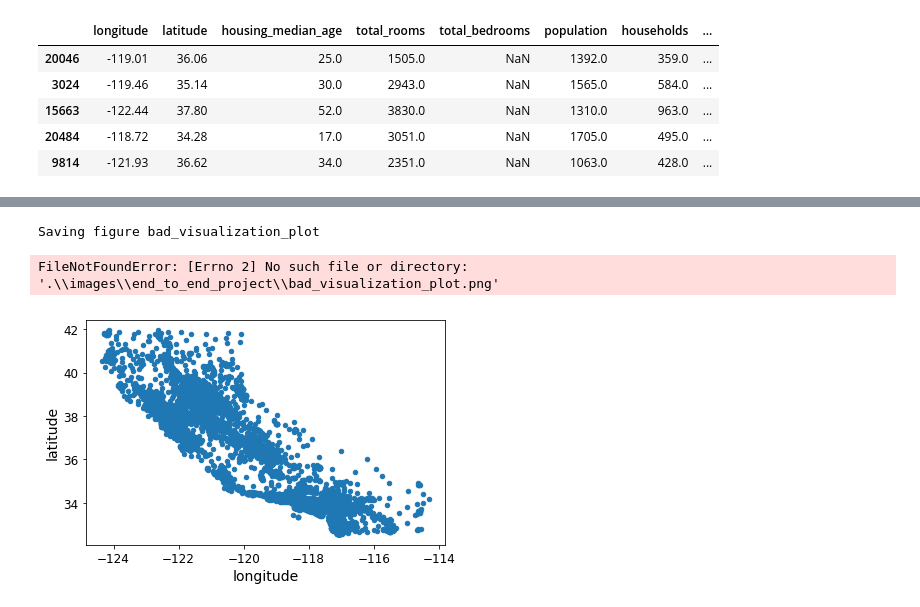
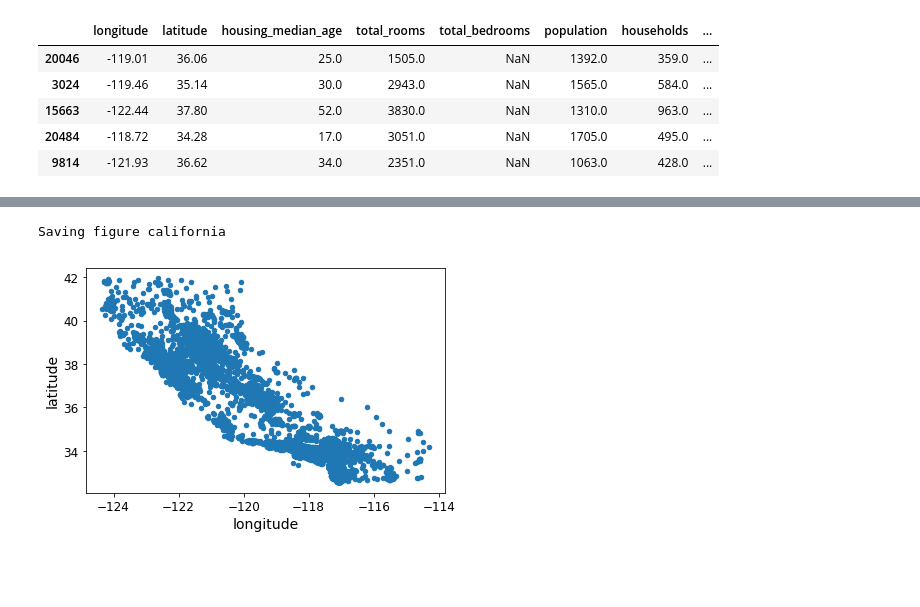
Before and after one commit to Peace-Wolfyu/My_MachineLearning, a Jupyter notebook: Base_On_Scikit-Learn_TensorFlow/Chapter_2/Demo_1.ipynb, the cells around one changed output, grey strips where cells are left out. Cells and saved outputs as stored; diff of their text form; code cells hidden in the pictures; blank space fills up the shorter version.

```diff
--- a/Base_On_Scikit-Learn_TensorFlow/Chapter_2/Demo_1.ipynb
+++ b/Base_On_Scikit-Learn_TensorFlow/Chapter_2/Demo_1.ipynb
@@ -160,7 +260,9 @@ housing = strat_train_set.copy()
 # %%
+
+# 由于存在地理位置信息（经度和纬度），因此建立一个各区域的
+# 分布图以便于数据可视化是一个很好的想法
 housing.plot(kind="scatter", x="longitude", y="latitude")
-save_fig("bad_visualization_plot")
+save_fig("californ")
 # %% [output]
-Saving figure bad_visualization_plot
+Saving figure california
-FileNotFoundError: [Errno 2] No such file or directory: '.\\images\\end_to_end_project\\bad_visualization_plot.png'
-[figure, old version]
+[figure, new version]
```
Also changed, not shown: parts of 56 cells of this notebook, 3 other files.
